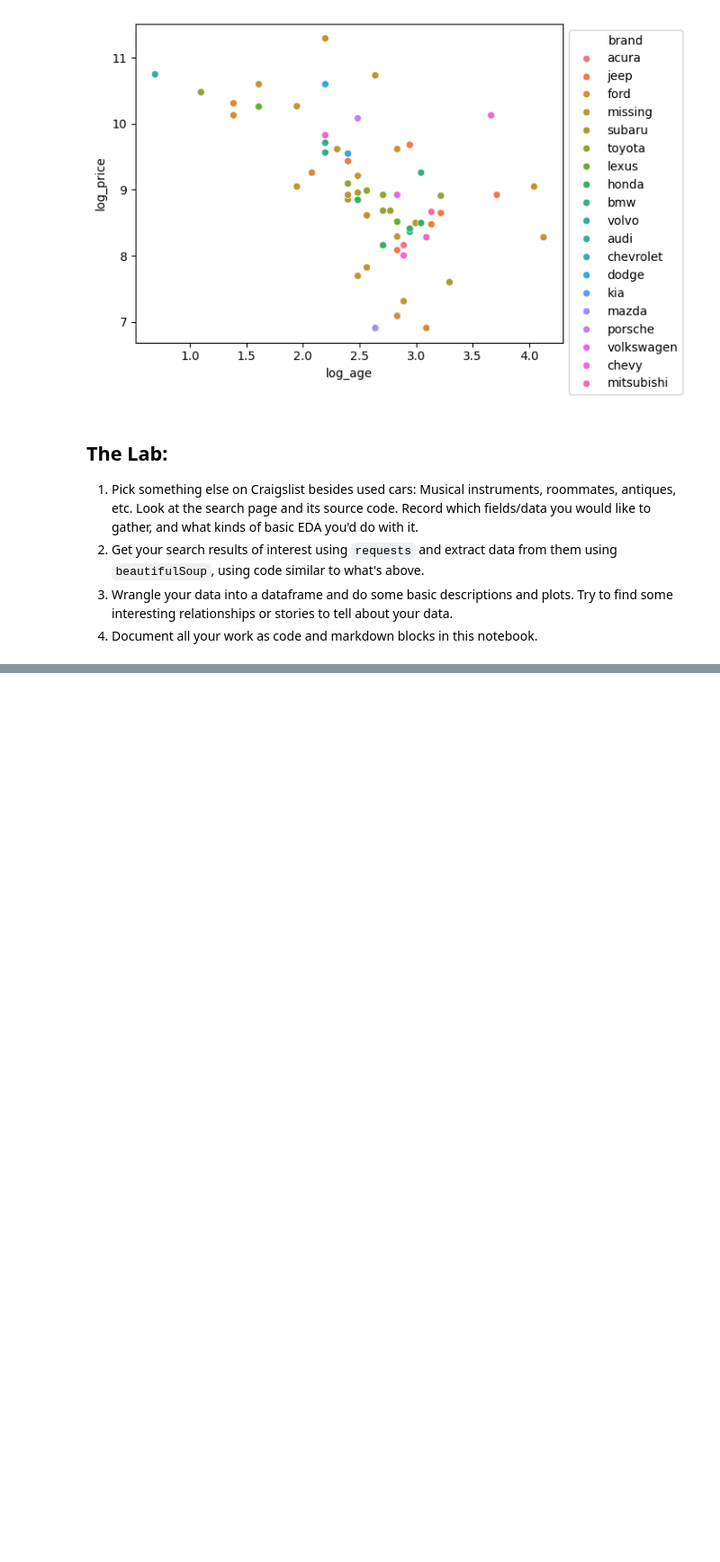
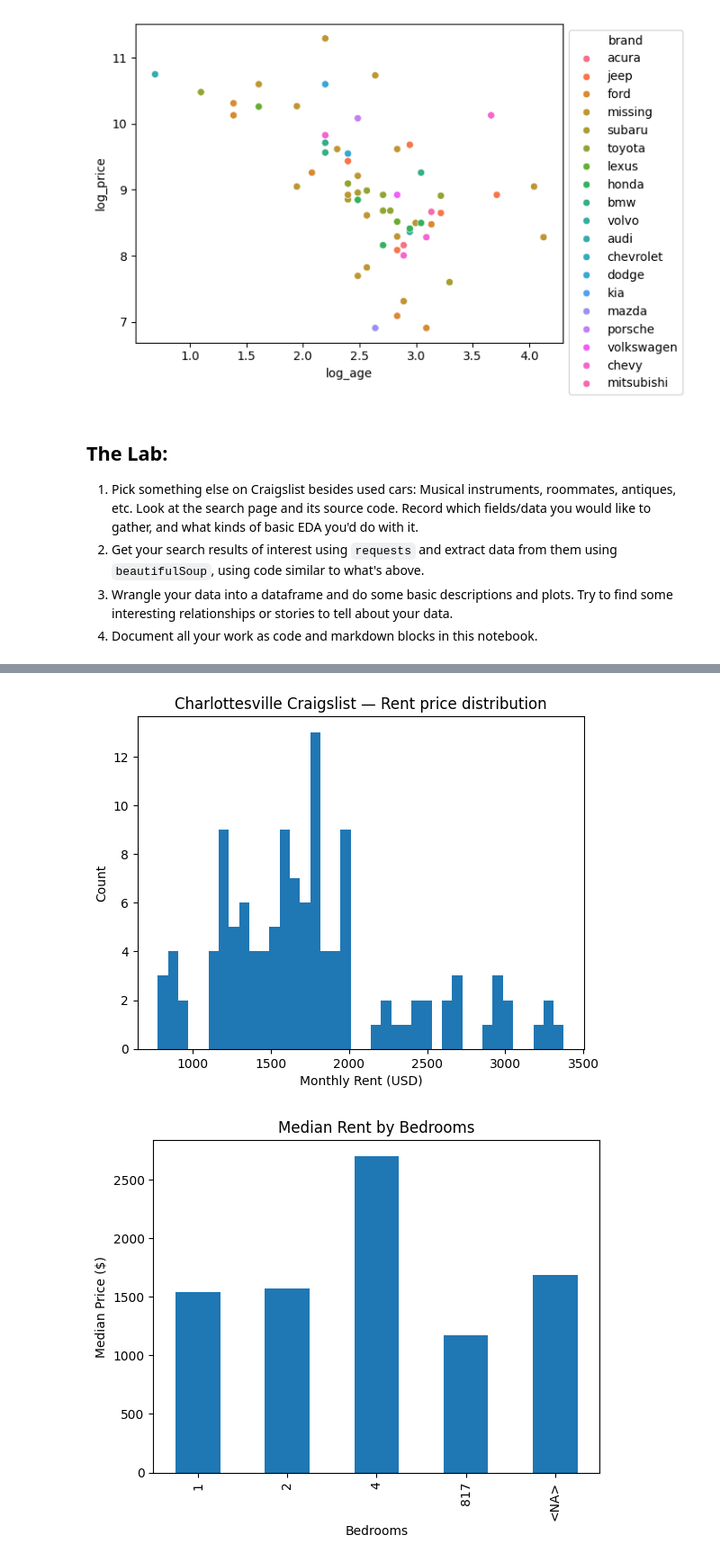
Before and after one commit to shawnmalik1/lab_scraping, a Jupyter notebook: lab_notebook.ipynb, the cells around one changed output, grey strips where cells are left out. Shown: that part at 90% size. Drawn from its saved outputs; the diff is of its cells as text; code cells hidden in the pictures; blank space fills up the shorter version.

Commit message:
Initial Visualization and Web Scraping

```diff
--- a/lab_notebook.ipynb
+++ b/lab_notebook.ipynb
@@ -223,6 +216,0 @@ EDAs: price x location, price x (# of bedrooms/bathrooms)
-# %%
-url = 'https://charlottesville.craigslist.org/search/apa?min_bathrooms=1&min_bedrooms=1#search=2~gallery~6' # The page we want to scrape
-raw = requests.get(url,headers=header) # Get page
-
-bsObj = soup(raw.content,'html.parser') # Parse the html
-listings = bsObj.find_all(class_="cl-static-search-result") # Find all listings of the kind we want
@@ -305,0 +296,58 @@ sns.move_legend(ax, "upper left", bbox_to_anchor=(1, 1))
+# %%
+# Clean & derived
+df["price"] = pd.to_numeric(df["price"], errors="coerce")
+df["bedrooms"] = pd.to_numeric(df["bedrooms"], errors="coerce").astype("Int64")
+df["sqft"] = pd.to_numeric(df["sqft"], errors="coerce").astype("Int64")
+df["price_per_sqft"] = (df["price"] / df["sqft"]).where(df["price"].notna() & df["sqft"].notna())
+
+# Basic QC: filter crazy prices if you want
+df_use = df[df["price"].between(200, 6000, inclusive="both")].copy()
+
+print("Rows:", len(df), "| usable rows:", len(df_use))
+print("\nSummary:\n", df_use[["price","bedrooms","sqft","price_per_sqft"]].describe())
+
+# Median price by bedrooms
+by_bed = df_use.groupby("bedrooms", dropna=False)["price"].median().reset_index(name="median_price").sort_values("bedrooms")
+print("\nMedian price by bedrooms:\n", by_bed)
+
+# Top neighborhoods by count
+top_hoods = df_use["hood"].dropna().str.strip().value_counts().head(10)
+print("\nTop 10 neighborhoods:\n", top_hoods)
+
+# Cheapest / priciest snapshots
+cheapest = df_use.sort_values("price").head(12)[["title","price","bedrooms","sqft","hood","url"]]
+priciest = df_use.sort_values("price", ascending=False).head(12)[["title","price","bedrooms","sqft","hood","url"]]
+print("\nCheapest listings:\n", cheapest.to_string(index=False))
+print("\nMost expensive listings:\n", priciest.to_string(index=False))
+
+# Plots (matplotlib only)
+import matplotlib.pyplot as plt
+
+# Price histogram
+plt.figure()
+prices = df_use["price"].dropna()
+if len(prices) > 20:
+    prices = prices[prices.between(prices.quantile(0.01), prices.quantile(0.99))]
+plt.hist(prices, bins=40)
+plt.title("Charlottesville Craigslist — Rent price distribution")
+plt.xlabel("Monthly Rent (USD)")
+plt.ylabel("Count")
+plt.show()
+
+# Average price by bedrooms
+plt.figure()
+(by_bed.set_index("bedrooms")["median_price"]).plot(kind="bar")
+plt.title("Median Rent by Bedrooms")
+plt.xlabel("Bedrooms")
+plt.ylabel("Median Price ($)")
+plt.show()
+
+# Price vs sqft (only rows with sqft)
+plt.figure()
+tmp = df_use.dropna(subset=["sqft","price"])
+plt.scatter(tmp["sqft"], tmp["price"], alpha=0.6)
+plt.title("Price vs. Square Footage")
+plt.xlabel("Square Feet")
+plt.ylabel("Price ($)")
+plt.show()
+# %% [output]
@@ -305,0 +371,2 @@ sns.move_legend(ax, "upper left", bbox_to_anchor=(1, 1))
+[figure, added]
+[figure, added]
```
Also changed, not shown: parts of 10 cells of this notebook.
